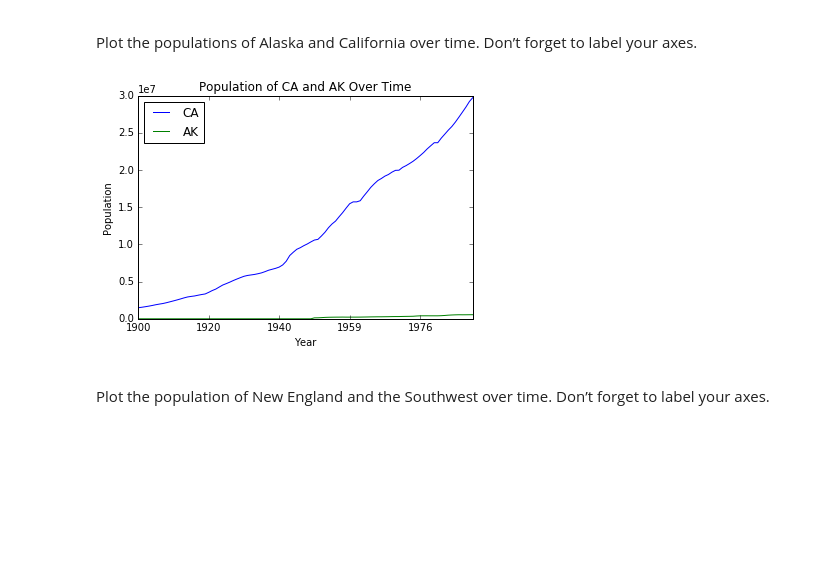
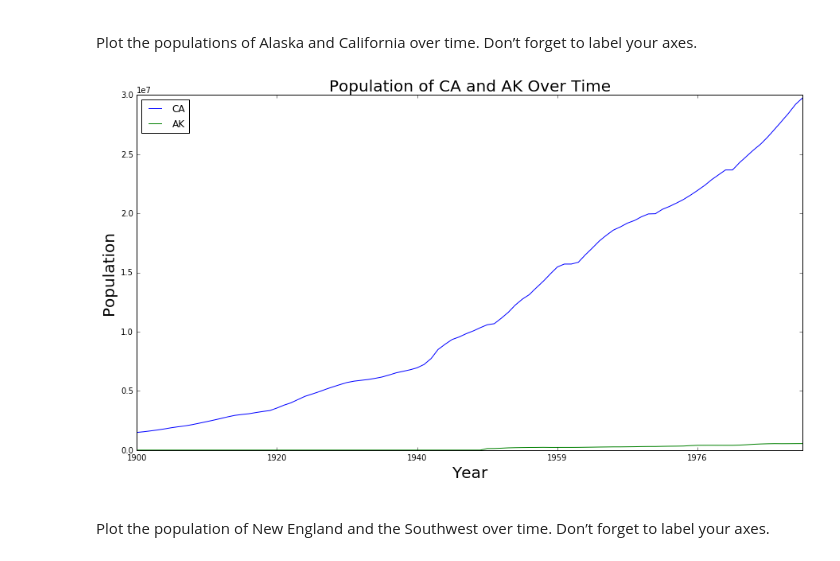
Before and after one commit to AnilKumarTeegala/DSE220_Machine_Learning, a Jupyter notebook: IPynb/1_AssignGalarnykMichael.ipynb, the cells around one changed output. Drawn from its saved outputs; the diff is of its cells as text; code cells hidden in the pictures; blank space fills up the shorter version.

```diff
--- a/IPynb/1_AssignGalarnykMichael.ipynb
+++ b/IPynb/1_AssignGalarnykMichael.ipynb
@@ -239,11 +239,11 @@ df
 # %% [markdown]
 <strong><p style="font-size:120%;"></strong> Plot the populations of Alaska and California over time. Don’t forget to label your axes.
 # %%
-ax = df[["CA", "AK"]].plot();
-ax.set_xlabel("Year");
-ax.set_ylabel("Population");
-ax.set_title("Population of CA and AK Over Time");
+ax = df[["CA", "AK"]].plot(figsize= (15,8));
+ax.set_xlabel("Year", fontsize = 20);
+ax.set_ylabel("Population", fontsize = 20);
+ax.set_title("Population of CA and AK Over Time", fontsize = 20);
 # %% [output]
-[figure, old version]
+[figure, new version]
 # %% [markdown]
 <strong><p style="font-size:120%;"></strong> Plot the population of New England and the Southwest over time. Don’t forget to label your axes.
```
Also changed, not shown: parts of 10 cells of this notebook, 2 other files.
